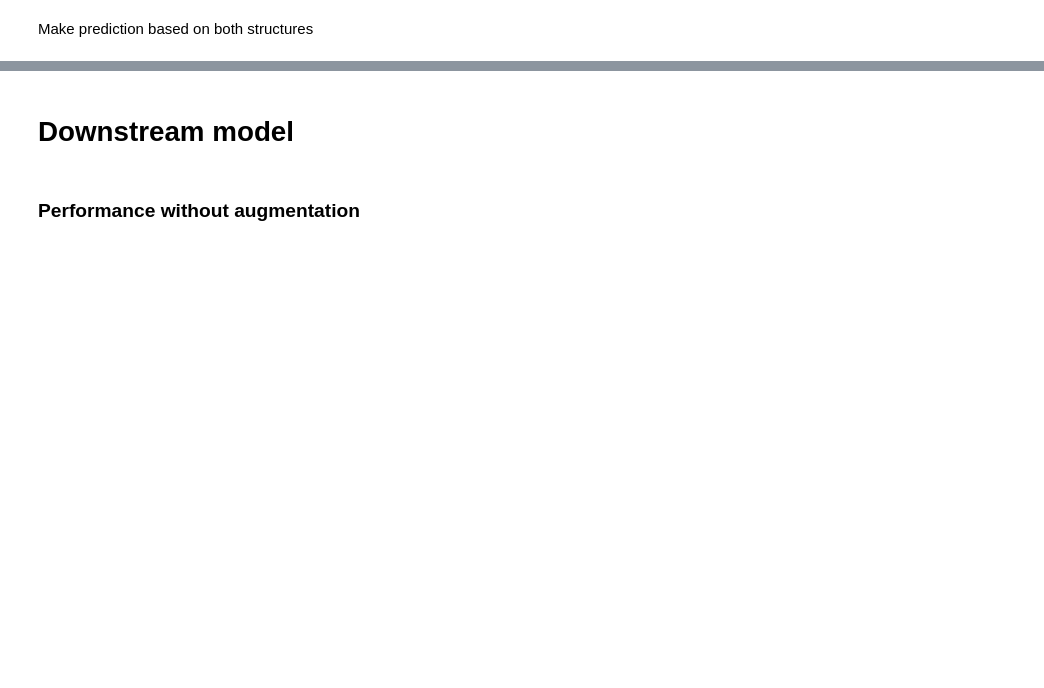
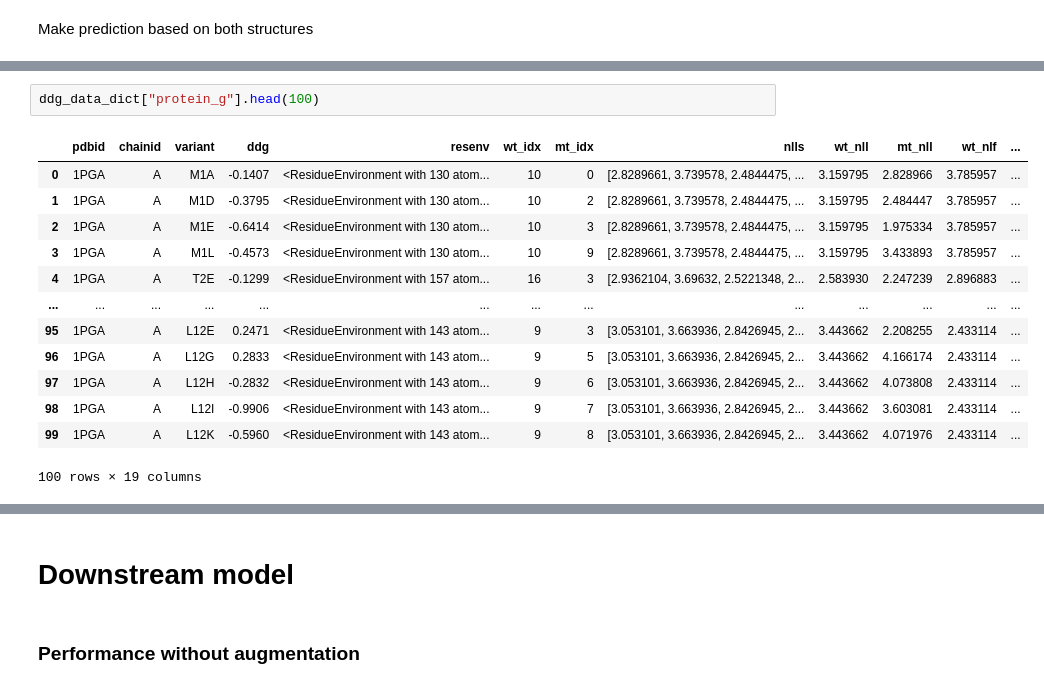
Before and after one commit to maher-kassem/cavity_model, a Jupyter notebook: cavity_model_pipeline.ipynb, the cells around one changed output, grey strips where cells are left out. Drawn from its saved outputs; the diff is of its cells as text; blank space fills up the shorter version.

```diff
--- a/cavity_model_pipeline.ipynb
+++ b/cavity_model_pipeline.ipynb
@@ -217,0 +334,16 @@ fig, ax = scatter_pred_vs_true(
+# %%
+ddg_data_dict["protein_g"].head(100)
+# %% [output]
+|  | pdbid | chainid | variant | ddg | resenv | wt_idx | mt_idx | nlls | wt_nll | mt_nll | wt_nlf | ... |
+| 0 | 1PGA | A | M1A | -0.1407 | <ResidueEnvironment with 130 atom... | 10 | 0 | [2.8289661, 3.739578, 2.4844475, ... | 3.159795 | 2.828966 | 3.785957 | ... |
+| 1 | 1PGA | A | M1D | -0.3795 | <ResidueEnvironment with 130 atom... | 10 | 2 | [2.8289661, 3.739578, 2.4844475, ... | 3.159795 | 2.484447 | 3.785957 | ... |
+| 2 | 1PGA | A | M1E | -0.6414 | <ResidueEnvironment with 130 atom... | 10 | 3 | [2.8289661, 3.739578, 2.4844475, ... | 3.159795 | 1.975334 | 3.785957 | ... |
+| 3 | 1PGA | A | M1L | -0.4573 | <ResidueEnvironment with 130 atom... | 10 | 9 | [2.8289661, 3.739578, 2.4844475, ... | 3.159795 | 3.433893 | 3.785957 | ... |
+| 4 | 1PGA | A | T2E | -0.1299 | <ResidueEnvironment with 157 atom... | 16 | 3 | [2.9362104, 3.69632, 2.5221348, 2... | 2.583930 | 2.247239 | 2.896883 | ... |
+| ... | ... | ... | ... | ... | ... | ... | ... | ... | ... | ... | ... | ... |
+| 95 | 1PGA | A | L12E | 0.2471 | <ResidueEnvironment with 143 atom... | 9 | 3 | [3.053101, 3.663936, 2.8426945, 2... | 3.443662 | 2.208255 | 2.433114 | ... |
+| 96 | 1PGA | A | L12G | 0.2833 | <ResidueEnvironment with 143 atom... | 9 | 5 | [3.053101, 3.663936, 2.8426945, 2... | 3.443662 | 4.166174 | 2.433114 | ... |
+| 97 | 1PGA | A | L12H | -0.2832 | <ResidueEnvironment with 143 atom... | 9 | 6 | [3.053101, 3.663936, 2.8426945, 2... | 3.443662 | 4.073808 | 2.433114 | ... |
+| 98 | 1PGA | A | L12I | -0.9906 | <ResidueEnvironment with 143 atom... | 9 | 7 | [3.053101, 3.663936, 2.8426945, 2... | 3.443662 | 3.603081 | 2.433114 | ... |
+| 99 | 1PGA | A | L12K | -0.5960 | <ResidueEnvironment with 143 atom... | 9 | 8 | [3.053101, 3.663936, 2.8426945, 2... | 3.443662 | 4.071976 | 2.433114 | ... |
+100 rows × 19 columns
```
Also changed, not shown: parts of 33 cells of this notebook, 2 other files.
